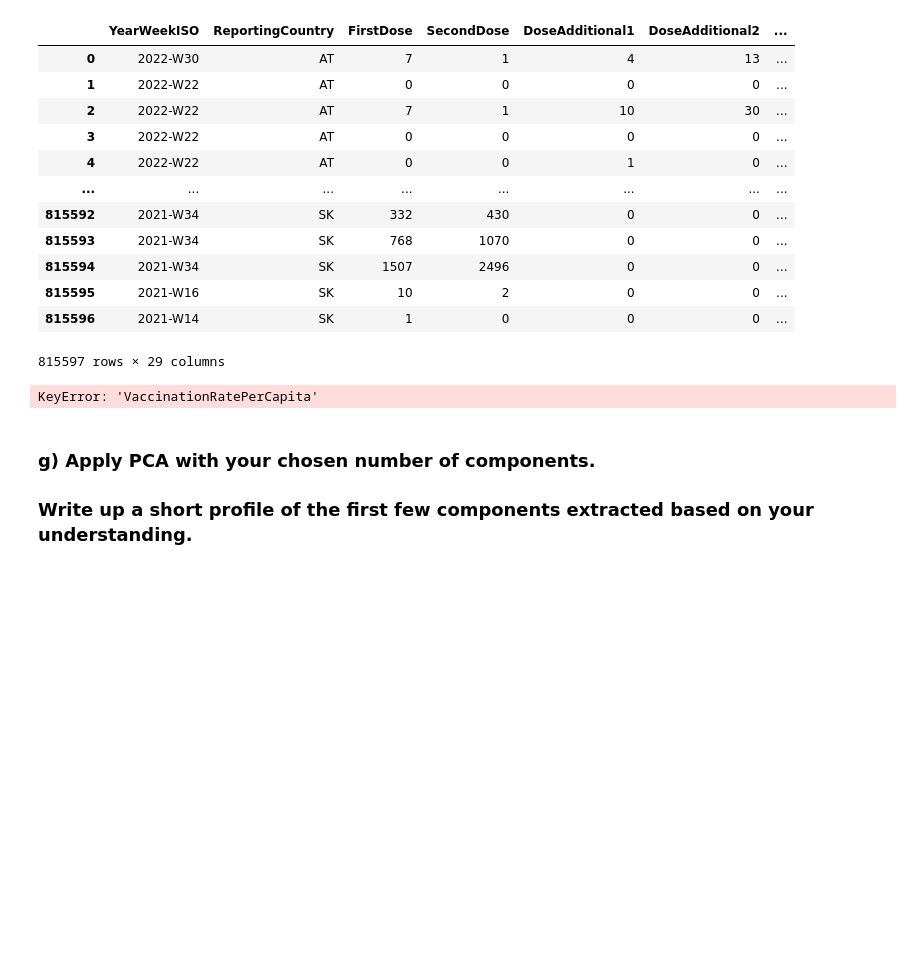
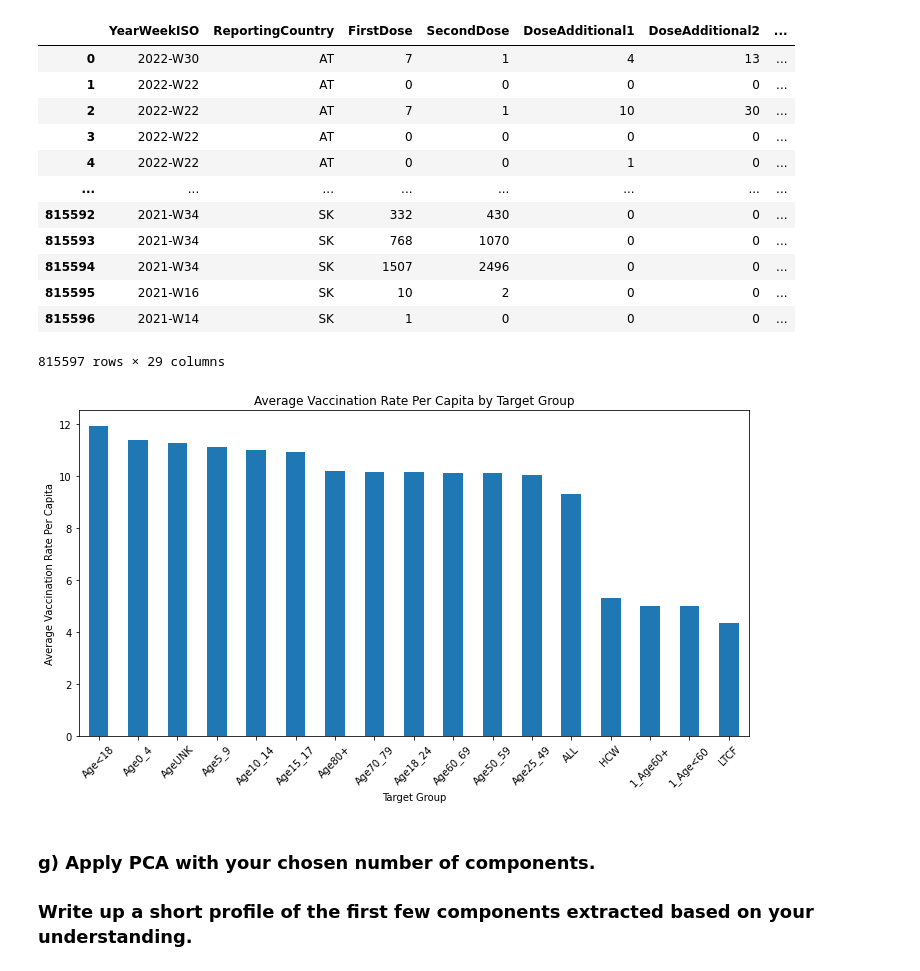
Before and after one commit to cctdoug/Data-Exploration-Prep-CA1, a Jupyter notebook: PAIR_CA1_Data_Exploration.ipynb, the cells around one changed output. Saved outputs shown, nothing was run; the diff lists cells and outputs as text; code cells hidden in the pictures; blank space fills up the shorter version.

```diff
--- a/PAIR_CA1_Data_Exploration.ipynb
+++ b/PAIR_CA1_Data_Exploration.ipynb
@@ -435,36 +427,43 @@ df_encoded
 | 815596 | 2021-W14 | SK | 1 | 0 | 0 | 0 | ... |
 815597 rows × 29 columns
 # %%
-# Calculates the average vaccination rate per capita for different target groups using the encoded data
+# Group by 'Country' and calculate the sum of 'TotalDoses' and the mean of 'Population'
+grouped_df = df_encoded.groupby('ReportingCountry').agg({'TotalDoses': 'sum', 'Population': 'mean'})
+
+# Calculate 'VaccinationRatePerCapita'
+grouped_df['VaccinationRatePerCapita'] = grouped_df['TotalDoses'] / grouped_df['Population']
+
+# Merge the new column back to the original DataFrame
+df_encoded = df_encoded.merge(grouped_df['VaccinationRatePerCapita'], on='ReportingCountry')
 
 # Initialize an empty dictionary to store the mean vaccination rates
 mean_vaccination_rates = {}
 
 # Loop through each dummy variable column for 'TargetGroup'
 for column in df_encoded.columns:
     if column.startswith('TargetGroup_'):
         # Calculate the mean vaccination rate per capita for the current target group
         mean_rate = df_encoded[df_encoded[column] == 1]['VaccinationRatePerCapita'].mean()
         # Remove "TargetGroup_" from the column name for a cleaner display
         short_column_name = column.replace('TargetGroup_', '')
         # Store the calculated mean rate in the dictionary with the cleaned column name
         mean_vaccination_rates[short_column_name] = mean_rate
 
 # Convert the dictionary to a Series for easy plotting
 mean_vaccination_rates_series = pd.Series(mean_vaccination_rates)
 
 # Sort the series to ensure the bar chart is ordered by the vaccination rate
 mean_vaccination_rates_series = mean_vaccination_rates_series.sort_values(ascending=False)
 
 # Plot the vaccination rates for each target group
 mean_vaccination_rates_series.plot(kind='bar', figsize=(12, 6))
 plt.title('Average Vaccination Rate Per Capita by Target Group')
 plt.ylabel('Average Vaccination Rate Per Capita')
 plt.xlabel('Target Group')
 plt.xticks(rotation=45)
 plt.show()
 # %% [output]
-KeyError: 'VaccinationRatePerCapita'
+[figure, added]
 # %% [markdown]
 ### g) Apply PCA with your chosen number of components.
 ### Write up a short profile of the first few components extracted based on your understanding.
```
Also changed, not shown: parts of 4 cells of this notebook.
